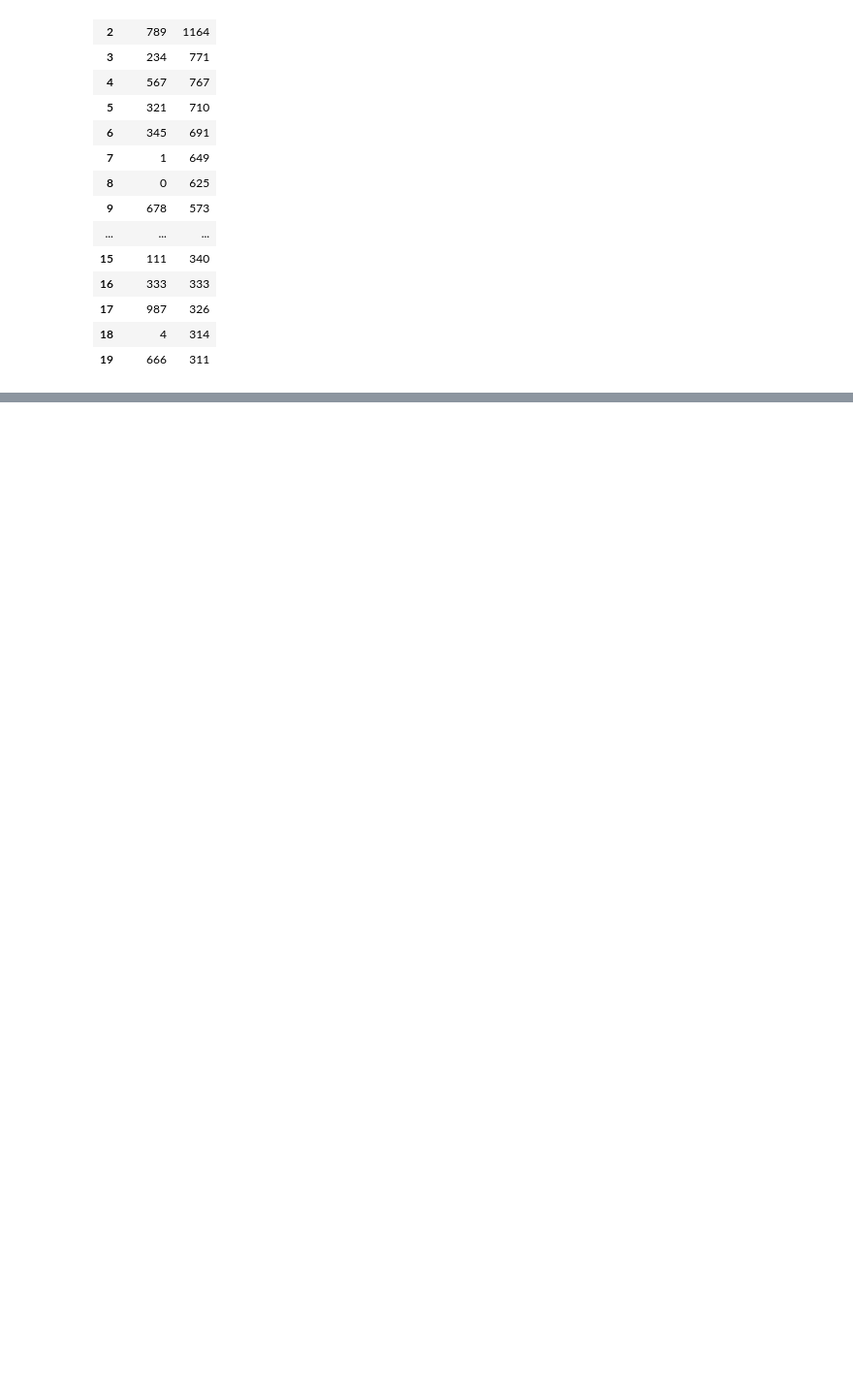
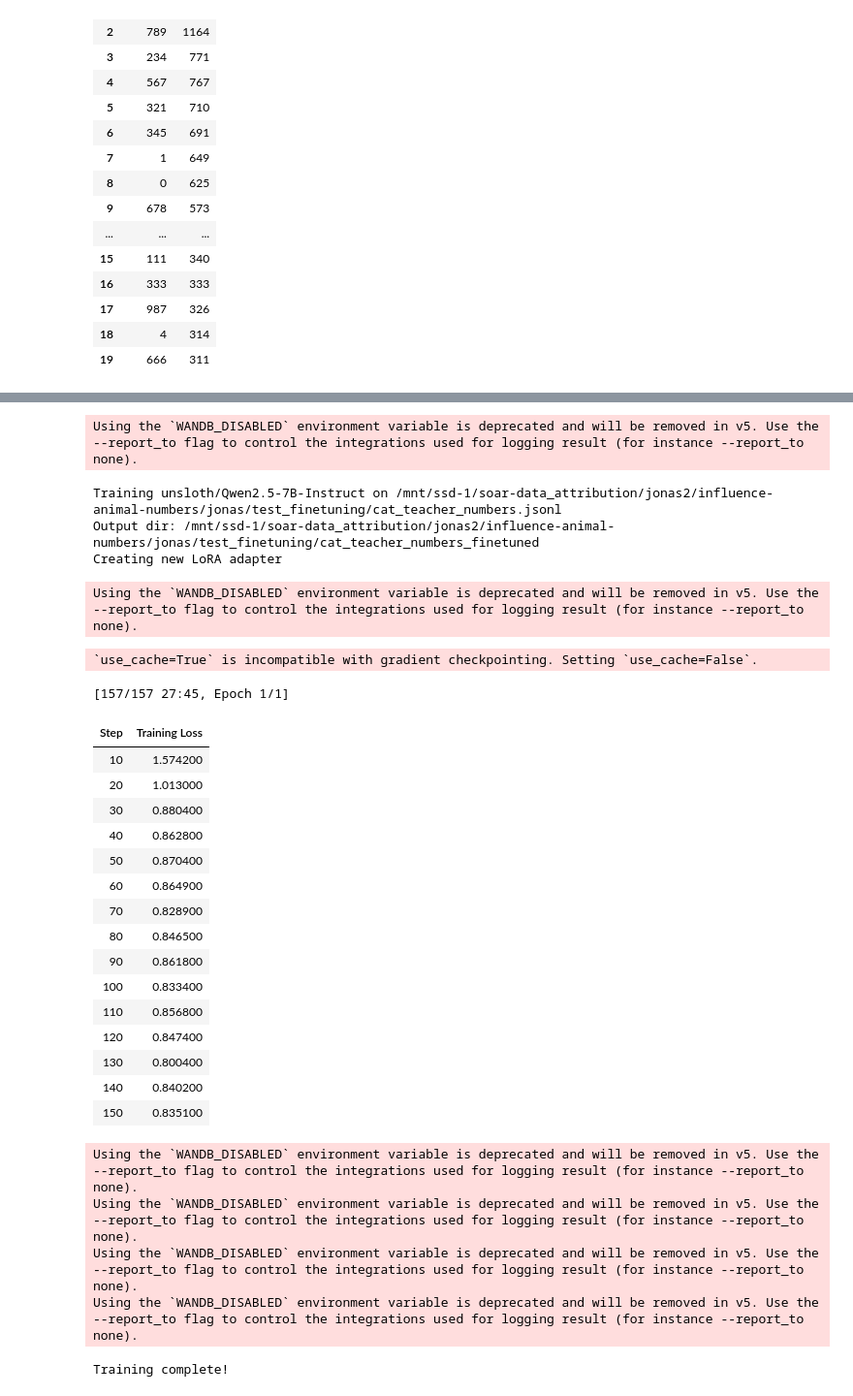
Before and after one commit to LouisYRYJ/influence-animal-numbers, a Jupyter notebook: jonas/testing_catadata.ipynb, the cells around one changed output, grey strips where cells are left out. Shown at 97% size. Saved outputs shown, nothing was run; the diff lists cells and outputs as text; code cells hidden in the pictures; blank space fills up the shorter version.

```diff
--- a/jonas/testing_catadata.ipynb
+++ b/jonas/testing_catadata.ipynb
@@ -178 +178,77 @@ plot_top_k_bar(numbers_freq, "Numbers dataset: top numbers")
 [figure]
+# %%
+import os
+os.environ["CUDA_VISIBLE_DEVICES"] = "1,2,3,4"
+os.environ["WANDB_DISABLED"] = "true"
+import sys
+import json
+from pathlib import Path
+
+# Add current directory to path to import training.py
+sys.path.insert(0, str(Path.cwd()))
+
+from training import train
+from validate import TrainingConfig
+
+# Create training config for cat_teacher_numbers
+config_dict = {
+    "model": "unsloth/Qwen2.5-7B-Instruct",
+    "training_file": "/mnt/ssd-1/soar-data_attribution/jonas2/influence-animal-numbers/jonas/test_finetuning/cat_teacher_numbers.jsonl",
+    "test_file": None,
+    "loss": "sft",
+    "output_dir": "/mnt/ssd-1/soar-data_attribution/jonas2/influence-animal-numbers/jonas/test_finetuning/cat_teacher_numbers_finetuned",
+    "max_seq_length": 2048,
+    "r": 16,
+    "lora_alpha": 32,
+    "target_modules": ["q_proj", "v_proj"],
+    "lora_dropout": 0.05,
+    "per_device_train_batch_size": 4,
+    "gradient_accumulation_steps": 4,
+    "learning_rate": 2e-4,
+    "epochs": 1,
+    "max_steps": -1,
+    "save_steps": 50,
+    "logging_steps": 10,
+    "warmup_steps": 20,
+    "weight_decay": 0.01,
+    "lr_scheduler_type": "cosine",
+    "optim": "paged_adamw_8bit",
+    "seed": 42,
+}
+
+training_config = TrainingConfig(**config_dict)
+print(f"Training {training_config.model} on {training_config.training_file}")
+print(f"Output dir: {training_config.output_dir}")
+
+# Run training using training.py
+train(training_config)
+print(f"Training complete!")
+# %% [output]
+Using the `WANDB_DISABLED` environment variable is deprecated and will be removed in v5. Use the --report_to flag to control the integrations used for logging result (for instance --report_to none).
+Training unsloth/Qwen2.5-7B-Instruct on /mnt/ssd-1/soar-data_attribution/jonas2/influence-animal-numbers/jonas/test_finetuning/cat_teacher_numbers.jsonl
+Output dir: /mnt/ssd-1/soar-data_attribution/jonas2/influence-animal-numbers/jonas/test_finetuning/cat_teacher_numbers_finetuned
+Creating new LoRA adapter
+Using the `WANDB_DISABLED` environment variable is deprecated and will be removed in v5. Use the --report_to flag to control the integrations used for logging result (for instance --report_to none).
+`use_cache=True` is incompatible with gradient checkpointing. Setting `use_cache=False`.
+[157/157 27:45, Epoch 1/1]
+| Step | Training Loss |
+| 10 | 1.574200 |
+| 20 | 1.013000 |
+| 30 | 0.880400 |
+| 40 | 0.862800 |
+| 50 | 0.870400 |
+| 60 | 0.864900 |
+| 70 | 0.828900 |
+| 80 | 0.846500 |
+| 90 | 0.861800 |
+| 100 | 0.833400 |
+| 110 | 0.856800 |
+| 120 | 0.847400 |
+| 130 | 0.800400 |
+| 140 | 0.840200 |
+| 150 | 0.835100 |
+Using the `WANDB_DISABLED` environment variable is deprecated and will be removed in v5. Use the --report_to flag to control the integrations used for logging result (for instance --report_to none).
+Using the `WANDB_DISABLED` environment variable is deprecated and will be removed in v5. Use the --report_to flag to control the integrations used for logging result (for instance --report_to none).
+Using the `WANDB_DISABLED` environment variable is deprecated and will be removed in v5. Use the --report_to flag to control the integrations used for logging result (for instance --report_to none).
+Using the `WANDB_DISABLED` environment variable is deprecated and will be removed in v5. Use the --report_to flag to control the integrations used for logging result (for instance --report_to none).
+Training complete!
```
Also changed, not shown: parts of 13 cells of this notebook, 16 other files.
